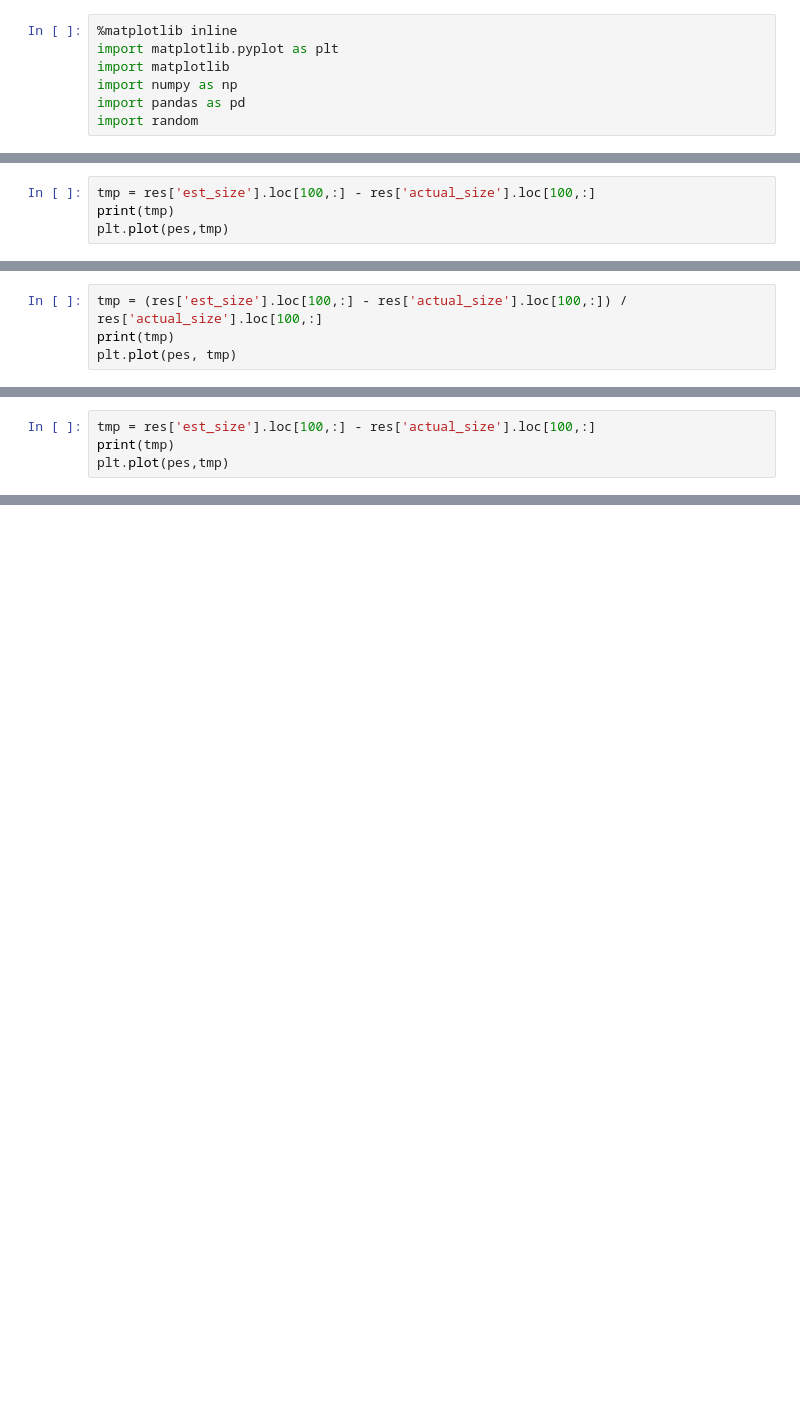
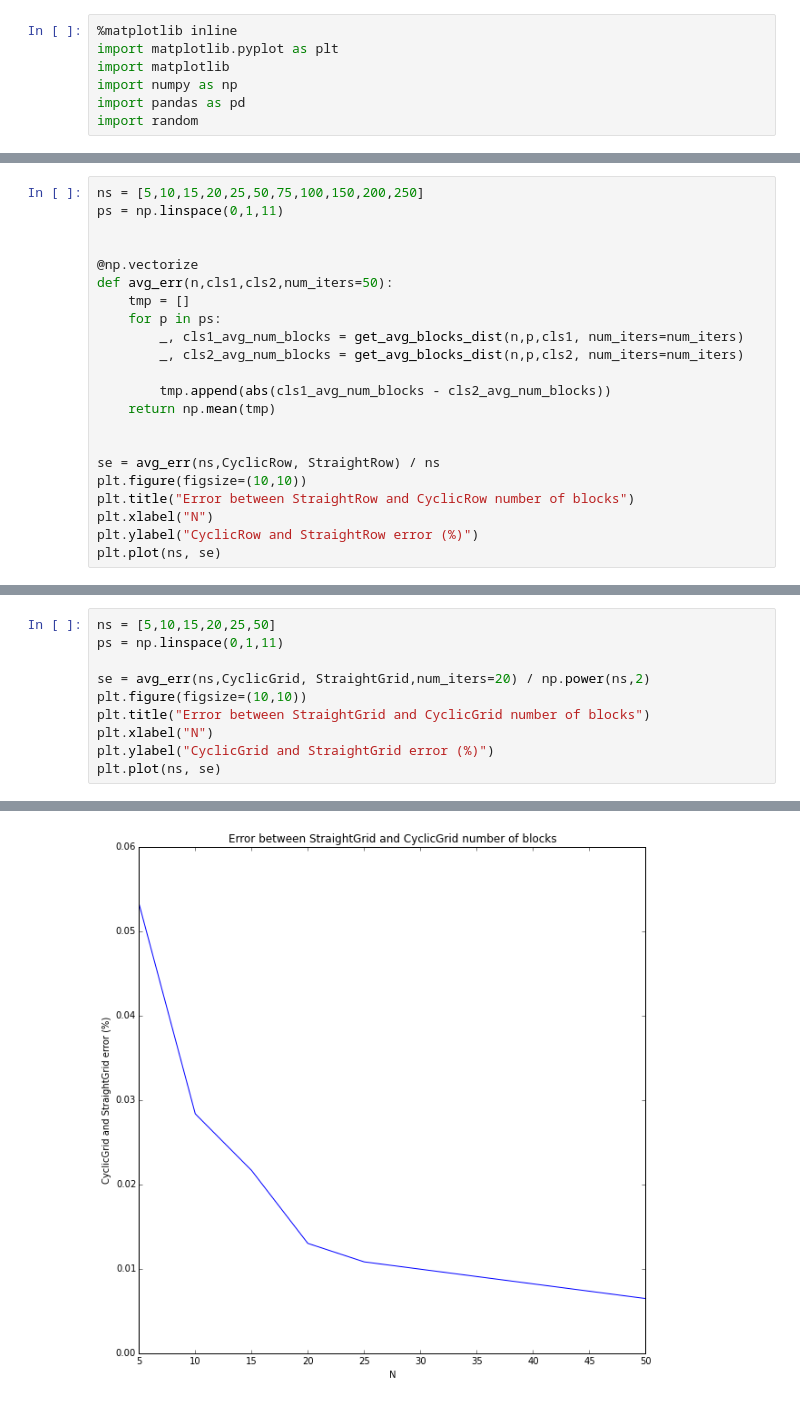
Before and after one commit to zachmoshe/zachmoshe.com-random-polygons, a Jupyter notebook: Random Polygons Part 1.ipynb, the cells around one changed output, grey strips where cells are left out. Saved outputs shown, nothing was run; the diff lists cells and outputs as text; blank space fills up the shorter version.

```diff
--- a/Random Polygons Part 1.ipynb
+++ b/Random Polygons Part 1.ipynb
@@ -638,4 +11,0 @@ Name: 100, dtype: float64
-# %%
-tmp = res['est_size'].loc[100,:] - res['actual_size'].loc[100,:]
-print(tmp)
-plt.plot(pes,tmp)
@@ -687,4 +11,0 @@ plt.title('Actual and expected block sizes in a StraightGrid')
-# %%
-tmp = (res['est_size'].loc[100,:] - res['actual_size'].loc[100,:]) / res['actual_size'].loc[100,:]
-print(tmp)
-plt.plot(pes, tmp)
@@ -700,4 +11,0 @@ Name: 100, dtype: float64
-# %%
-tmp = res['est_size'].loc[100,:] - res['actual_size'].loc[100,:]
-print(tmp)
-plt.plot(pes,tmp)
@@ -716,0 +204,22 @@ Name: 100, dtype: float64
+# %%
+ns = [5,10,15,20,25,50,75,100,150,200,250]
+ps = np.linspace(0,1,11)
+
+
+@np.vectorize
+def avg_err(n,cls1,cls2,num_iters=50):
+    tmp = []
+    for p in ps:
+        _, cls1_avg_num_blocks = get_avg_blocks_dist(n,p,cls1, num_iters=num_iters)
+        _, cls2_avg_num_blocks = get_avg_blocks_dist(n,p,cls2, num_iters=num_iters)
+
+        tmp.append(abs(cls1_avg_num_blocks - cls2_avg_num_blocks))
+    return np.mean(tmp)
+
+
+se = avg_err(ns,CyclicRow, StraightRow) / ns
+plt.figure(figsize=(10,10))
+plt.title("Error between StraightRow and CyclicRow number of blocks")
+plt.xlabel("N")
+plt.ylabel("CyclicRow and StraightRow error (%)")
+plt.plot(ns, se)
@@ -716,0 +233,11 @@ Name: 100, dtype: float64
+# %%
+ns = [5,10,15,20,25,50]
+ps = np.linspace(0,1,11)
+
+se = avg_err(ns,CyclicGrid, StraightGrid,num_iters=20) / np.power(ns,2)
+plt.figure(figsize=(10,10))
+plt.title("Error between StraightGrid and CyclicGrid number of blocks")
+plt.xlabel("N")
+plt.ylabel("CyclicGrid and StraightGrid error (%)")
+plt.plot(ns, se)
+# %% [output]
@@ -716,0 +245 @@ Name: 100, dtype: float64
+[figure, added]
```
Also changed, not shown: parts of 65 cells of this notebook.
